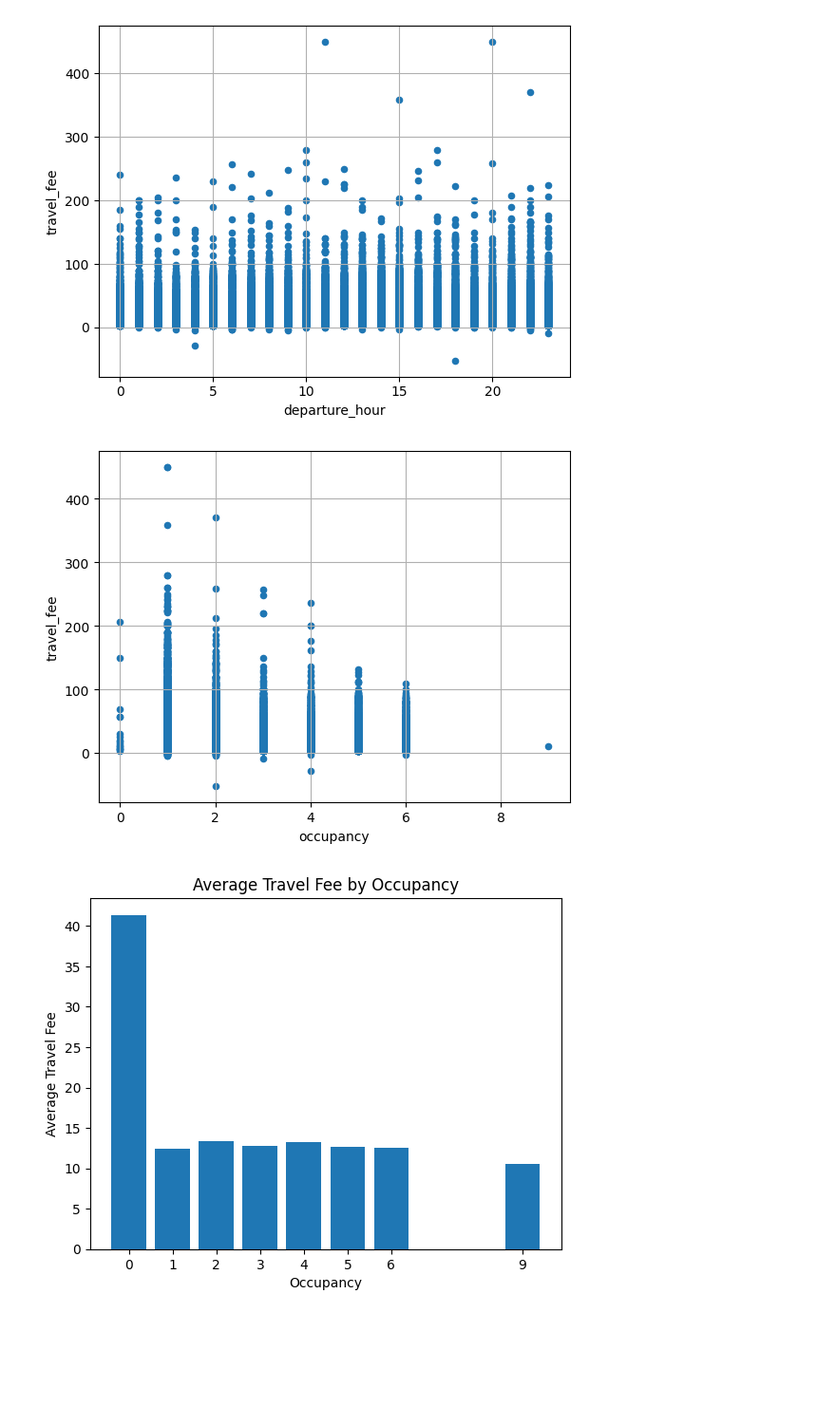
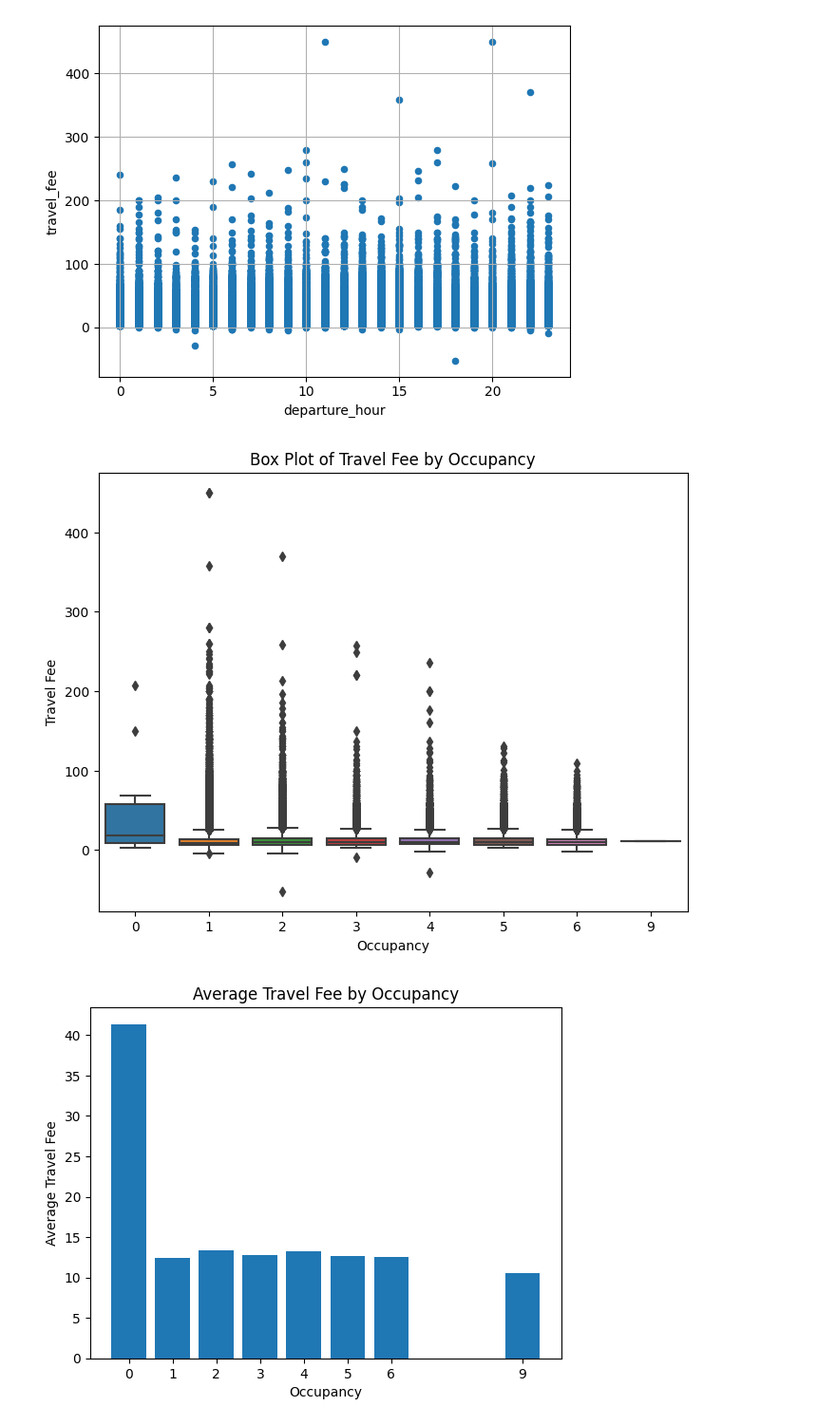
Before and after one commit to EricChan12311/DMA, a Jupyter notebook: DataMining.ipynb, the cells around one changed output. Shown at 95% size. Cells and saved outputs as stored; diff of their text form; code cells hidden in the pictures; blank space fills up the shorter version.

```diff
--- a/DataMining.ipynb
+++ b/DataMining.ipynb
@@ -100,11 +100,15 @@ train_set.plot(kind="scatter", x="departure_hour", y="travel_fee", grid=True)
 plt.show()
 # %% [output]
 [figure]
-# %%
-train_set.plot(kind="scatter", x="occupancy", y="travel_fee", grid=True)
-plt.show()
-# %% [output]
-[figure, removed]
+# %%
+plt.figure(figsize=(8, 6))
+sns.boxplot(x='occupancy', y='travel_fee', data=train_set)
+plt.xlabel('Occupancy')
+plt.ylabel('Travel Fee')
+plt.title('Box Plot of Travel Fee by Occupancy')
+plt.show()
+# %% [output]
+[figure, added]
 # %%
 average_fare_by_occupancy = train_set.groupby('occupancy')['travel_fee'].mean()
 
```
Also changed, not shown: parts of 8 cells of this notebook.
